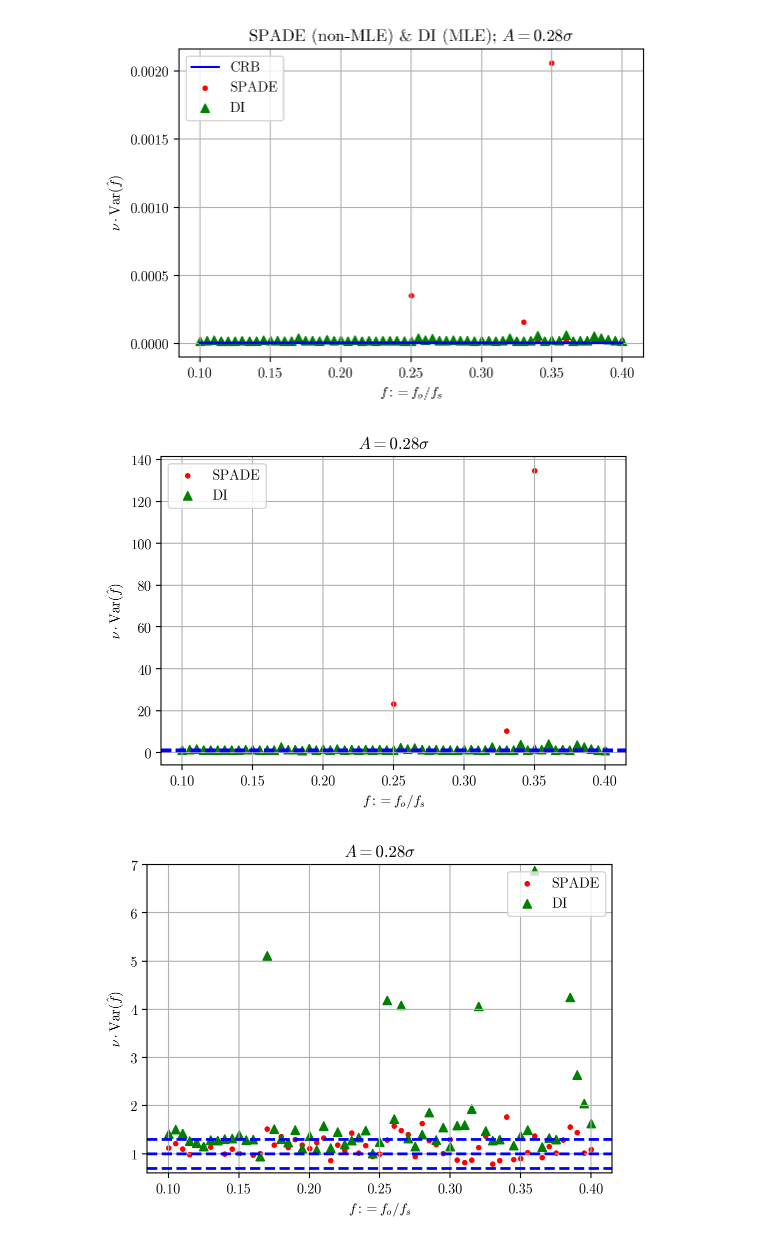
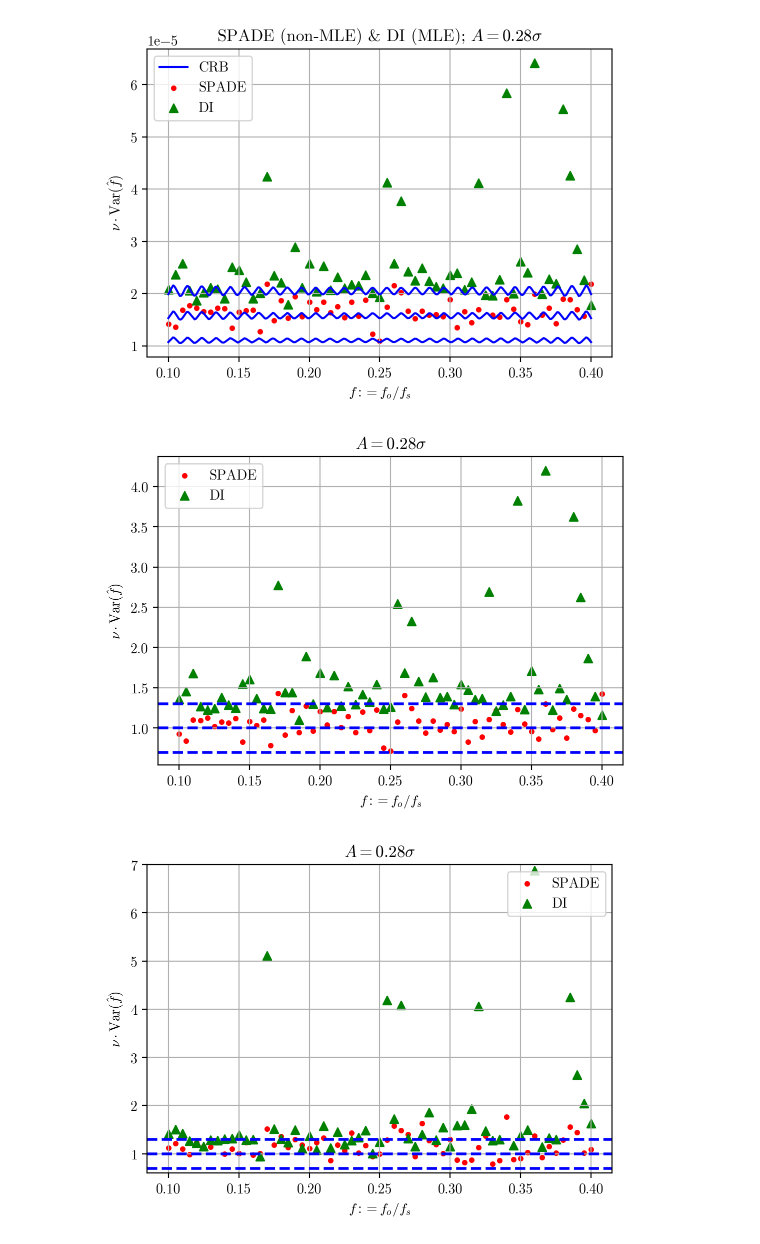
Before and after one commit to huchaoning/freqest-draft, a Jupyter notebook: plot.ipynb, the cells around one changed output. Cells and saved outputs as stored; diff of their text form; code cells hidden in the pictures.

```diff
--- a/plot.ipynb
+++ b/plot.ipynb
@@ -6,7 +6,3 @@ file_tree = [
     r'__estimates__\spade_3px\*',
     r'__estimates__\di_3px\*'
 ]
-# %%
-c = LoadEstimates(r'__estimates__\spade_3px\spade_0.33.npz')
-print(c.frequency_estimates.mean())
-plot(c.frequency_estimates)
@@ -16,4 +8,0 @@ plot(c.frequency_estimates)
-# %%
-c = LoadEstimates(r'__estimates__\spade_3px\spade_0.35.npz')
-print(c.frequency_estimates.mean())
-plot(c.frequency_estimates)
@@ -23,4 +8,0 @@ plot(c.frequency_estimates)
-# %%
-c = LoadEstimates(r'__estimates__\spade_3px\spade_0.25.npz')
-print(c.frequency_estimates.mean())
-plot(c.frequency_estimates)
@@ -30,35 +9,35 @@ plot(c.frequency_estimates)
 # %%
 x_axis = np.linspace(0.1, 0.4, 1000)
-A = 5 * DMD.PIXEL_SIZE / 2
+A = 3 * DMD.PIXEL_SIZE / 2
 
 crb = (1 / FisherInformation([A], x_axis))[0]
 
 plot(x_axis, crb, 'b', label='CRB')
 plot(x_axis, 0.7 * crb, 'b')
 plot(x_axis, 1.3 * crb, 'b')
 
 for i, file in enumerate(file_tree):
     for f in glob(file):
         c = LoadEstimates(f)
         if c.metadata.measurement == 'DI':
             m = '^'
             cl = 'g'
         elif c.metadata.measurement == 'SPADE':
             m = '.'
             cl = 'r'
         scatter(c.metadata.ground_truth, c.frequency_estimates.var(ddof=1) * c.photons.mean(), marker=m, c=['r', 'g'][i])
 
 
 scatter([], [], marker='.', c='r', label='SPADE')
 scatter([], [], marker='^', c='g', label='DI')
 
 
 plt.xlabel(r'$f := f_o / f_s$')
 plt.ylabel(r'$\nu\cdot{\rm Var}(\hat f)$')
 plt.title(rf'SPADE (non-MLE) & DI (MLE); $A = {np.round(3 * DMD.PIXEL_SIZE / 2 / 103, 2)}\sigma$')
 plt.show()
 # %% [output]
-[figure, old version]
+[figure, new version]
 # %%
 for file in file_tree:
     for f in glob(file):
@@ -88,7 +67,7 @@ plt.title(rf'$A = {np.round(3 * DMD.PIXEL_SIZE / 2 / 103, 2)}\sigma$')
 
 plt.show()
 # %% [output]
-[figure, old version]
+[figure, new version]
 # %%
 for file in file_tree:
     for f in glob(file):
```
Also changed, not shown: parts of 3 cells of this notebook, 1 other file.
